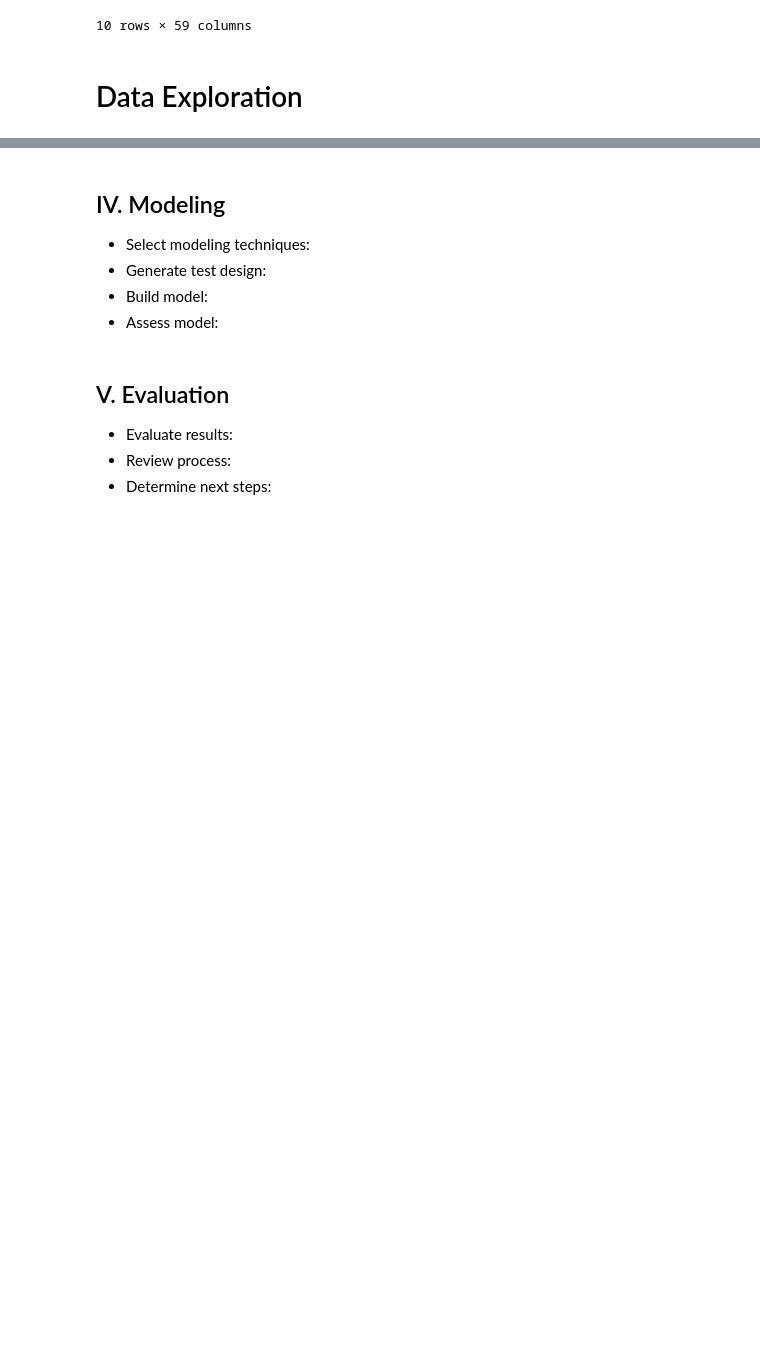
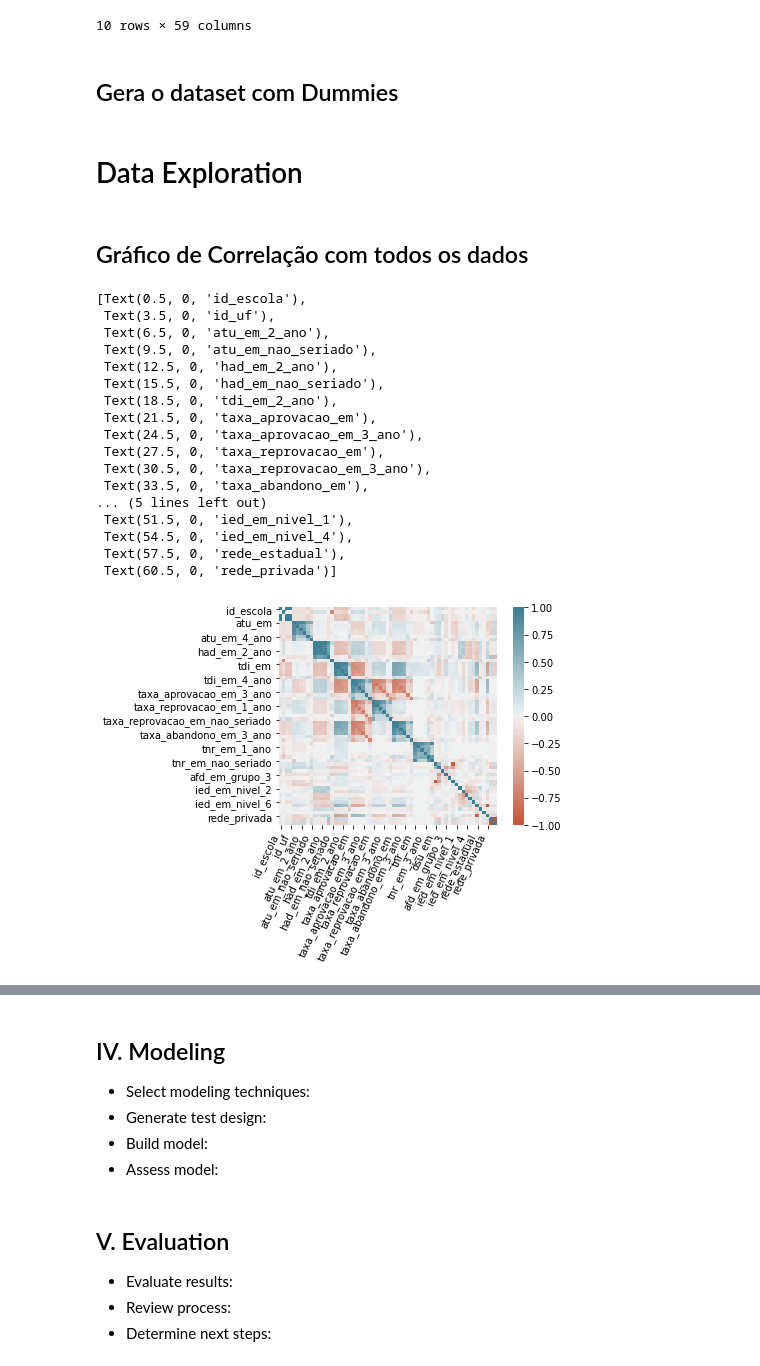
Before and after one commit to maisafraiz/projeto-amd, a Jupyter notebook: project.ipynb, the cells around one changed output, grey strips where cells are left out. Cells and saved outputs as stored; diff of their text form; code cells hidden in the pictures; blank space fills up the shorter version.

```diff
--- a/project.ipynb
+++ b/project.ipynb
@@ -326,3 +327,5 @@ memory usage: 160.5+ MB
 | 97 | 11041951 | 2013 | 1100304 | 11 | privada | urbana | 22.7 | 19.0 | 18.0 | ... |
 | 120 | 11004428 | 2013 | 1100452 | 11 | estadual | urbana | 33.3 | 38.8 | 28.5 | ... |
 10 rows × 59 columns
+# %% [markdown]
+## Gera o dataset com Dummies
@@ -329,2 +334,35 @@ memory usage: 160.5+ MB
 # %% [markdown]
 # Data Exploration
+# %% [markdown]
+## Gráfico de Correlação com todos os dados
+# %%
+corr = df_escola_em_dummies.corr()
+ax = sns.heatmap(   corr,
+                    vmin=-1, vmax=1, center=0,
+                    cmap=sns.diverging_palette(20, 220, n=200),
+                    square=True
+                )
+ax.set_xticklabels(
+    ax.get_xticklabels(),
+    rotation=65,
+    horizontalalignment='right'
+)
+# %% [output]
+[Text(0.5, 0, 'id_escola'),
+ Text(3.5, 0, 'id_uf'),
+ Text(6.5, 0, 'atu_em_2_ano'),
+ Text(9.5, 0, 'atu_em_nao_seriado'),
+ Text(12.5, 0, 'had_em_2_ano'),
+ Text(15.5, 0, 'had_em_nao_seriado'),
+ Text(18.5, 0, 'tdi_em_2_ano'),
+ Text(21.5, 0, 'taxa_aprovacao_em'),
+ Text(24.5, 0, 'taxa_aprovacao_em_3_ano'),
+ Text(27.5, 0, 'taxa_reprovacao_em'),
+ Text(30.5, 0, 'taxa_reprovacao_em_3_ano'),
+ Text(33.5, 0, 'taxa_abandono_em'),
+... (5 lines left out)
+ Text(51.5, 0, 'ied_em_nivel_1'),
+ Text(54.5, 0, 'ied_em_nivel_4'),
+ Text(57.5, 0, 'rede_estadual'),
+ Text(60.5, 0, 'rede_privada')]
+[figure, added]
```
Also changed, not shown: parts of 13 cells of this notebook.
